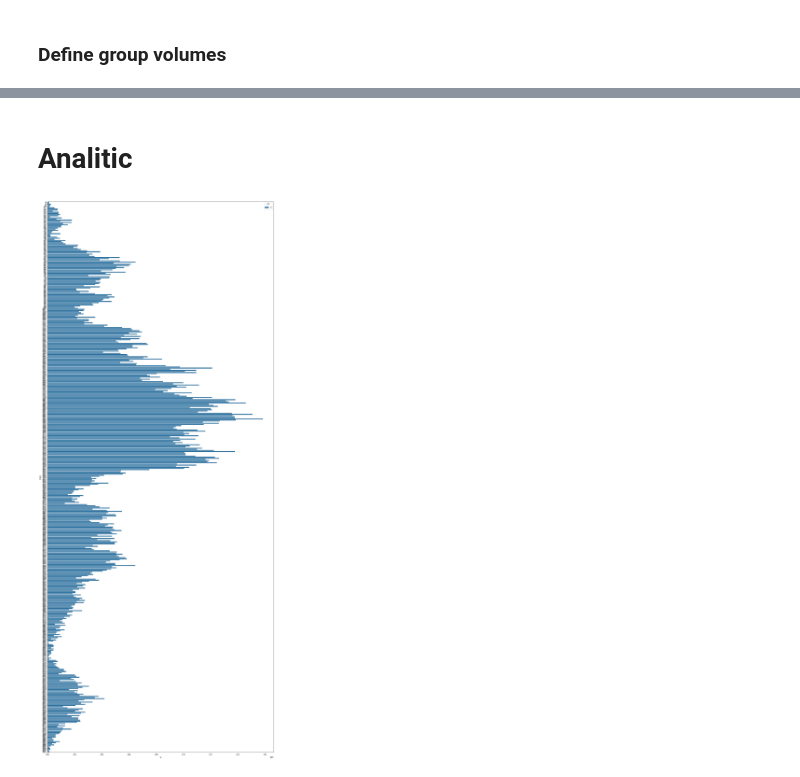
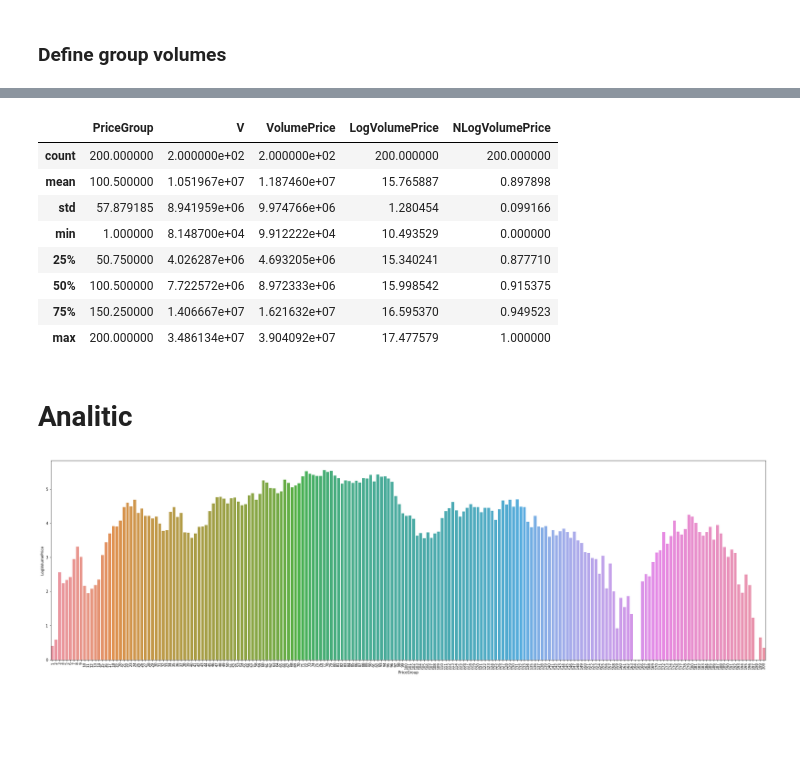
Before and after one commit to NNTrade/indicators, a Jupyter notebook: example/SupportLines/analitic.ipynb, the cells around one changed output, grey strips where cells are left out. Drawn from its saved outputs; the diff is of its cells as text; code cells hidden in the pictures; blank space fills up the shorter version.

```diff
--- a/example/SupportLines/analitic.ipynb
+++ b/example/SupportLines/analitic.ipynb
@@ -141,0 +159,3 @@ prepared_df
+# %%
+prepared_df[price_value_group] = classify_price_sr_by_group(prepared_df[price_value],groups_sr=groups[group_col_name])
+prepared_df
@@ -142,6 +176,6 @@ prepared_df
 # %% [markdown]
 ### Define group volumes
 # %%
-grouped_df = prepared_df[["PVG","PT","V"]].groupby(["PT","PVG"]).sum().reset_index()
+grouped_df = prepared_df[[price_value_group,vol,volume_price_col_name]].groupby([price_value_group]).sum().reset_index()
 grouped_df
 # %% [output]
@@ -160,0 +199,4 @@ grouped_df
+# %%
+grouped_df[log_volume_price_col_name] = log_tr(grouped_df[volume_price_col_name])
+grouped_df[nlog_volume_price_col_name] = normilize(grouped_df[log_volume_price_col_name])
+grouped_df
@@ -160,0 +233,5 @@ grouped_df
+# %%
+handler = handle_outlier(3)
+handler.replace(grouped_df[log_volume_price_col_name])
+grouped_df[log_volume_price_col_name] = grouped_df[log_volume_price_col_name] - grouped_df[log_volume_price_col_name].min()
+grouped_df
@@ -161,11 +256,24 @@ grouped_df
+# %%
+grouped_df.describe()
+# %% [output]
+|  | PriceGroup | V | VolumePrice | LogVolumePrice | NLogVolumePrice |
+| count | 200.000000 | 2.000000e+02 | 2.000000e+02 | 200.000000 | 200.000000 |
+| mean | 100.500000 | 1.051967e+07 | 1.187460e+07 | 15.765887 | 0.897898 |
+| std | 57.879185 | 8.941959e+06 | 9.974766e+06 | 1.280454 | 0.099166 |
+| min | 1.000000 | 8.148700e+04 | 9.912222e+04 | 10.493529 | 0.000000 |
+| 25% | 50.750000 | 4.026287e+06 | 4.693205e+06 | 15.340241 | 0.877710 |
+| 50% | 100.500000 | 7.722572e+06 | 8.972333e+06 | 15.998542 | 0.915375 |
+| 75% | 150.250000 | 1.406667e+07 | 1.621632e+07 | 16.595370 | 0.949523 |
+| max | 200.000000 | 3.486134e+07 | 3.904092e+07 | 17.477579 | 1.000000 |
 # %% [markdown]
 # Analitic
 # %%
+plt.figure(figsize=(35,10))
+plt.xticks(rotation=90)
 # Draw a nested barplot by species and sex
 g = sns.barplot(
-    data=grouped_df[grouped_df["PT"]=="C"],
-    x="V", y="PVG", hue="PT", orient = 'h'
+    data=grouped_df,
+    x=price_value_group, y=log_volume_price_col_name
 )
-g.figure.set_size_inches(20,50)
 # %% [output]
-[figure, old version]
+[figure, new version]
```
Also changed, not shown: parts of 30 cells of this notebook, 8 other files.
